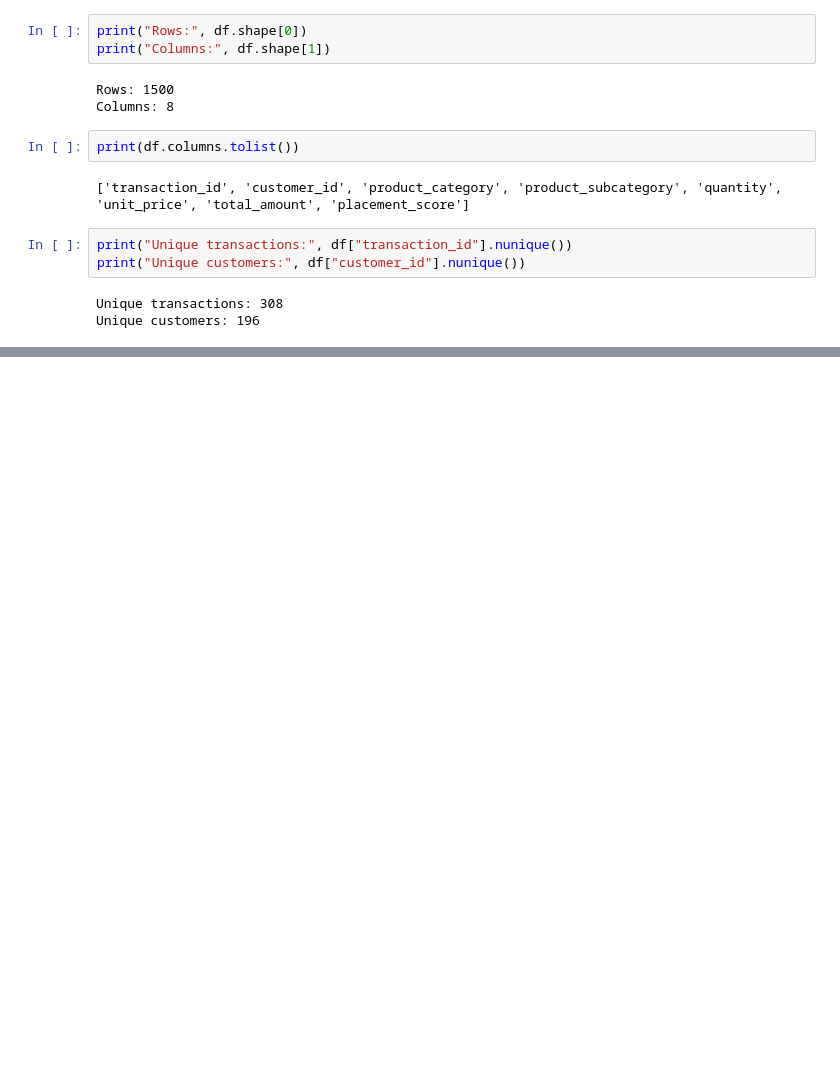
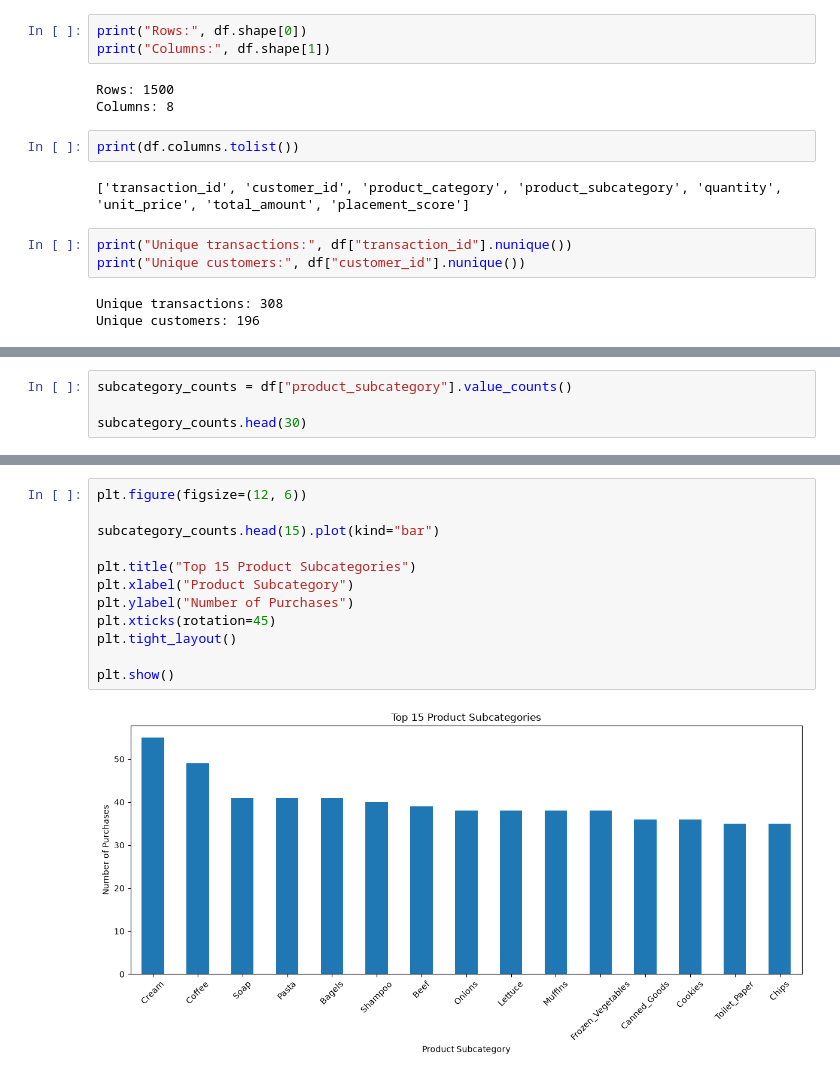
Before and after one commit to quacklj/retailmax-market-basket-optimizer, a Jupyter notebook: notebooks/01_eda.ipynb, the cells around one changed output, grey strips where cells are left out. Cells and saved outputs as stored; diff of their text form; blank space fills up the shorter version.

```diff
--- a/notebooks/01_eda.ipynb
+++ b/notebooks/01_eda.ipynb
@@ -40,0 +99,4 @@ Unique customers: 196
+# %%
+subcategory_counts = df["product_subcategory"].value_counts()
+
+subcategory_counts.head(30)
@@ -40,0 +121,14 @@ Unique customers: 196
+# %%
+plt.figure(figsize=(12, 6))
+
+subcategory_counts.head(15).plot(kind="bar")
+
+plt.title("Top 15 Product Subcategories")
+plt.xlabel("Product Subcategory")
+plt.ylabel("Number of Purchases")
+plt.xticks(rotation=45)
+plt.tight_layout()
+
+plt.show()
+# %% [output]
+[figure, added]
```
Also changed, not shown: parts of 22 cells of this notebook.
